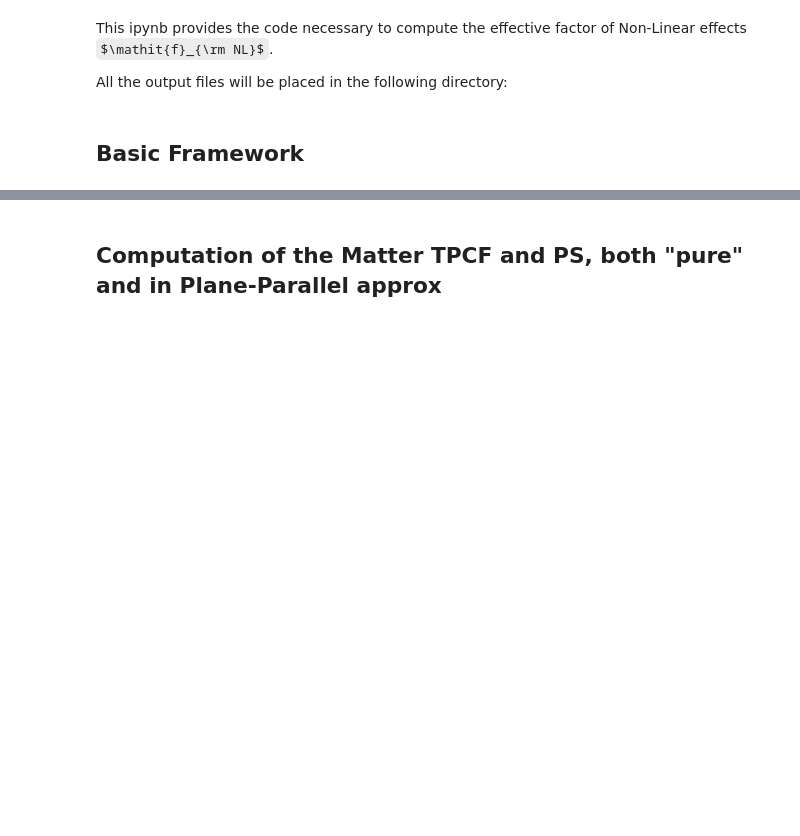
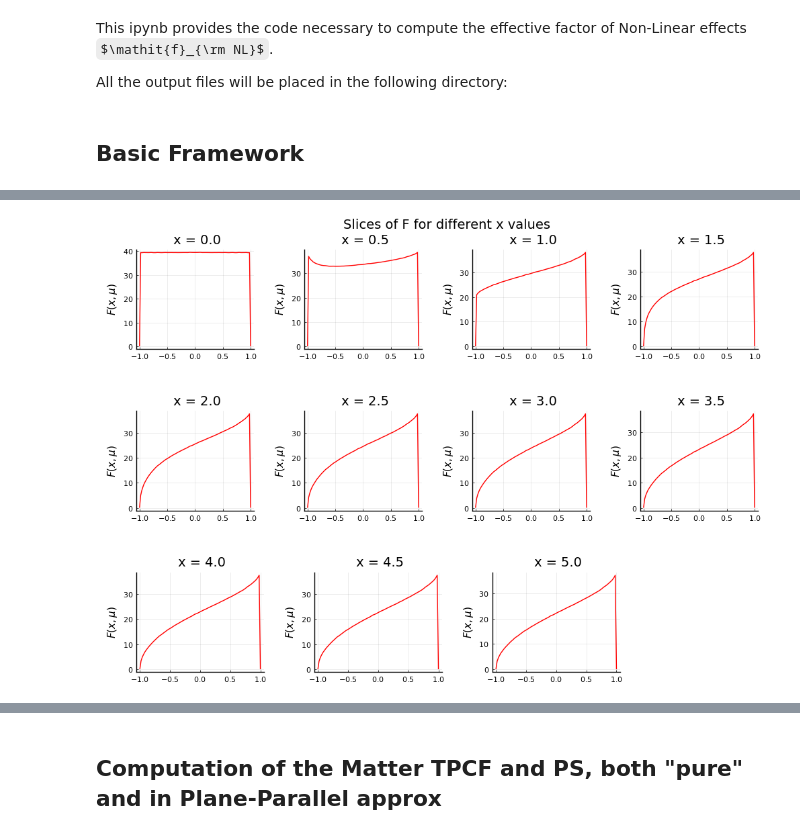
Before and after one commit to foglienimatteo/GaPSE.jl, a Jupyter notebook: ipynbs/Effective_fNL.ipynb, the cells around one changed output, grey strips where cells are left out. Cells and saved outputs as stored; diff of their text form; code cells hidden in the pictures; some formulas as TeX source; blank space fills up the shorter version.

```diff
--- a/ipynbs/Effective_fNL.ipynb
+++ b/ipynbs/Effective_fNL.ipynb
@@ -117,0 +156,29 @@ GaPSE.parameters_used(stdout, cosmo)
+# %%
+pyplot()
+
+title = plot(title = "Slices of F for different x values", grid=false,
+    showaxis = false, bottom_margin = -50Plots.px, ticks=false)
+
+θ_max =  π/2.0;
+xs = [0.0, 0.5, 1.0, 1.5, 2.0, 2.5, 3.0, 3.5, 4.0, 4.5, 5.0];
+μs = range(-1.0, 1.0, length=100);
+
+LIST_P = [plot() for i in 1:length(xs)]
+for (i,x) in enumerate(xs)
+    tit = "\n\n x = $x"
+    xs_1 = μs
+    ys_1 = [my_spline_F(x, μ) for μ in xs_1]
+
+    LIST_P[i] = plot(xs_1, ys_1,
+        #xaxis=:log, yaxis=:log,
+        lc=:red, title=tit, legend=false,
+        ylabel=L"F(x,\mu)", ls=:solid,
+        #xticks=10.0 .^ range(-3,0, step=1),
+    )
+end
+
+l = @layout [ A{0.003h} ; a b c d ; e f g h ; i l j _]
+ALL_PLOTS = plot(title, LIST_P..., layout=l,
+    left_margins = 15Plots.px, right_margins = 15Plots.px, size=(1000,700))
+# %% [output]
+[figure, added]
```
Also changed, not shown: parts of 17 cells of this notebook, 5 other files.
